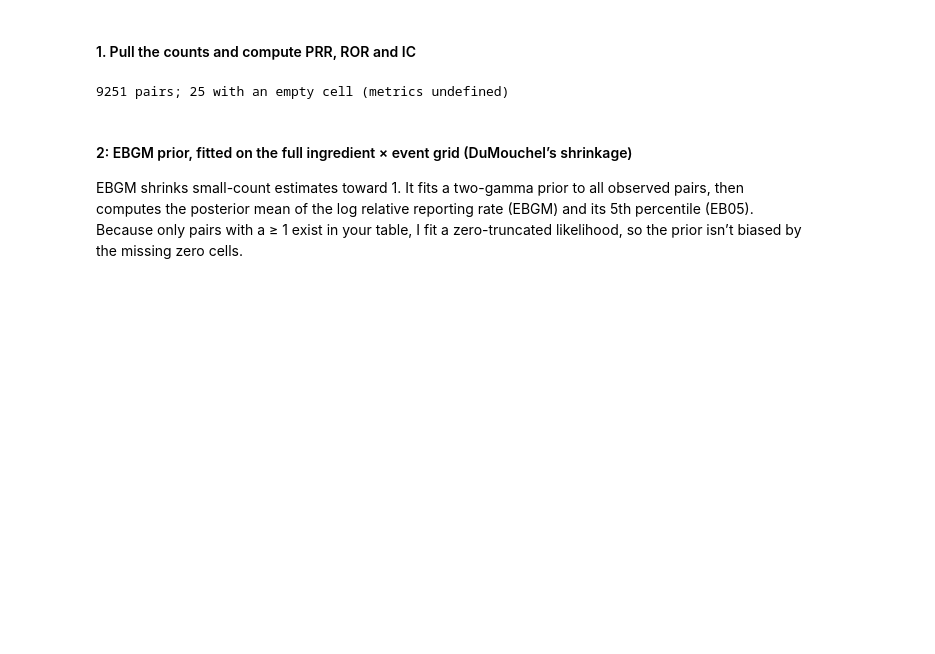
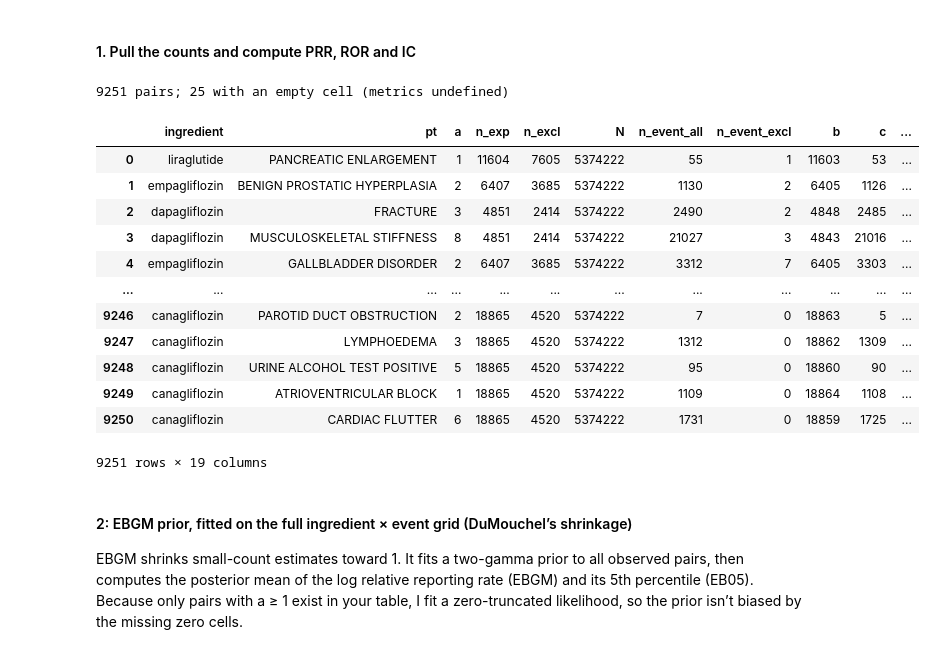
Before and after one commit to ShymaShameer/Signal2Label, a Jupyter notebook: notebooks/05_Disprotionality Analysis.ipynb, the cells around one changed output. Cells and saved outputs as stored; diff of their text form; code cells hidden in the pictures; blank space fills up the shorter version.

```diff
--- a/notebooks/05_Disprotionality Analysis.ipynb
+++ b/notebooks/05_Disprotionality Analysis.ipynb
@@ -104,6 +107,22 @@ res = disproportionality(pair_counts)
 print(len(res), "pairs;", res.PRR.isna().sum(), "with an empty cell (metrics undefined)")
 # %% [output]
 9251 pairs; 25 with an empty cell (metrics undefined)
+# %%
+res
+# %% [output]
+|  | ingredient | pt | a | n_exp | n_excl | N | n_event_all | n_event_excl | b | c | ... |
+| 0 | liraglutide | PANCREATIC ENLARGEMENT | 1 | 11604 | 7605 | 5374222 | 55 | 1 | 11603 | 53 | ... |
+| 1 | empagliflozin | BENIGN PROSTATIC HYPERPLASIA | 2 | 6407 | 3685 | 5374222 | 1130 | 2 | 6405 | 1126 | ... |
+| 2 | dapagliflozin | FRACTURE | 3 | 4851 | 2414 | 5374222 | 2490 | 2 | 4848 | 2485 | ... |
+| 3 | dapagliflozin | MUSCULOSKELETAL STIFFNESS | 8 | 4851 | 2414 | 5374222 | 21027 | 3 | 4843 | 21016 | ... |
+| 4 | empagliflozin | GALLBLADDER DISORDER | 2 | 6407 | 3685 | 5374222 | 3312 | 7 | 6405 | 3303 | ... |
+| ... | ... | ... | ... | ... | ... | ... | ... | ... | ... | ... | ... |
+| 9246 | canagliflozin | PAROTID DUCT OBSTRUCTION | 2 | 18865 | 4520 | 5374222 | 7 | 0 | 18863 | 5 | ... |
+| 9247 | canagliflozin | LYMPHOEDEMA | 3 | 18865 | 4520 | 5374222 | 1312 | 0 | 18862 | 1309 | ... |
+| 9248 | canagliflozin | URINE ALCOHOL TEST POSITIVE | 5 | 18865 | 4520 | 5374222 | 95 | 0 | 18860 | 90 | ... |
+| 9249 | canagliflozin | ATRIOVENTRICULAR BLOCK | 1 | 18865 | 4520 | 5374222 | 1109 | 0 | 18864 | 1108 | ... |
+| 9250 | canagliflozin | CARDIAC FLUTTER | 6 | 18865 | 4520 | 5374222 | 1731 | 0 | 18859 | 1725 | ... |
+9251 rows × 19 columns
 # %% [markdown]
 #### 2: EBGM prior, fitted on the full ingredient × event grid  (DuMouchel’s shrinkage)
 
```
Also changed, not shown: parts of 22 cells of this notebook, 4 other files.
